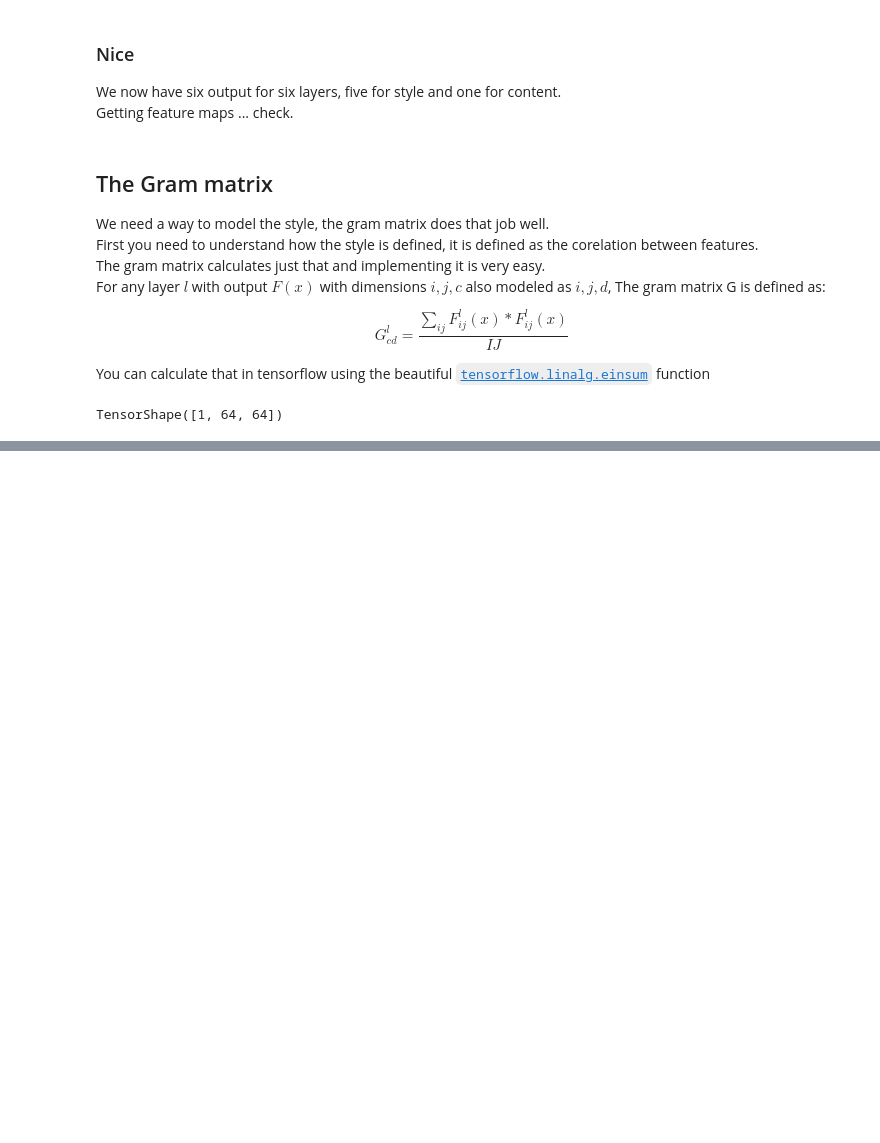
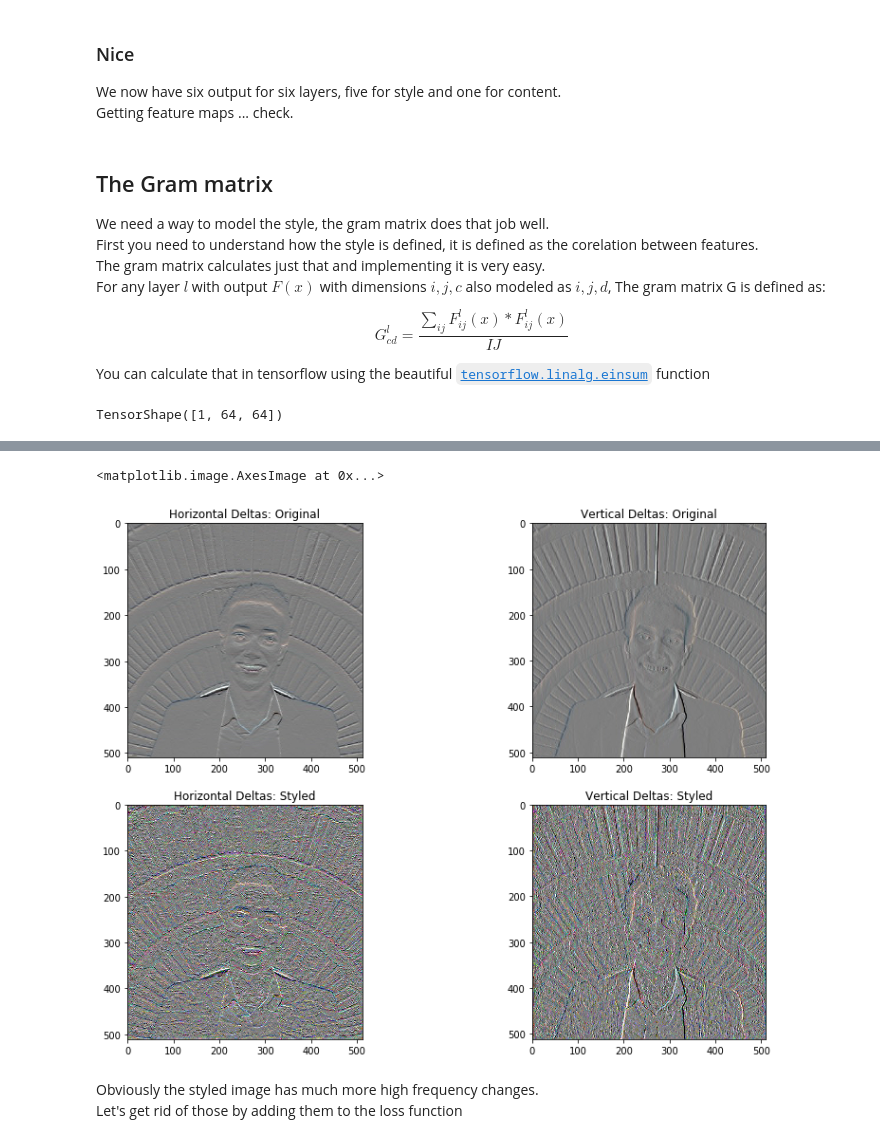
Before and after one commit to mahmoudyusof/neural-style-transfer, a Jupyter notebook: NST Documented.ipynb, the cells around one changed output, grey strips where cells are left out. Saved outputs shown, nothing was run; the diff lists cells and outputs as text; code cells hidden in the pictures; blank space fills up the shorter version.

```diff
--- a/NST Documented.ipynb
+++ b/NST Documented.ipynb
@@ -166,0 +283,34 @@ Let's dive into the next step
+# %%
+diff = 1
+def high_pass_x_y(image):
+    x_var = image[:,:,diff:,:] - image[:,:,:-diff,:] # fast variations on the x axis
+    y_var = image[:,diff:,:,:] - image[:,:-diff,:,:] # fast variations on the y axis
+
+    return x_var, y_var
+# %%
+x_deltas, y_deltas = high_pass_x_y(content_image)
+
+plt.figure(figsize=(14,10))
+plt.subplot(2,2,1)
+plt.title("Horizontal Deltas: Original")
+plt.imshow(clip_0_1(2*y_deltas[0]+0.5))
+
+plt.subplot(2,2,2)
+plt.title("Vertical Deltas: Original")
+plt.imshow(clip_0_1(2*x_deltas[0]+0.5))
+
+x_deltas, y_deltas = high_pass_x_y(image)
+
+plt.subplot(2,2,3)
+plt.title("Horizontal Deltas: Styled")
+plt.imshow(clip_0_1(2*y_deltas[0]+0.5))
+
+plt.subplot(2,2,4)
+plt.title("Vertical Deltas: Styled")
+plt.imshow(clip_0_1(2*x_deltas[0]+0.5))
+# %% [output]
+<matplotlib.image.AxesImage at 0x...>
+[figure, added]
+# %% [markdown]
+Obviously the styled image has much more high frequency changes.
+Let's get rid of those by adding them to the loss function
```
Also changed, not shown: parts of 20 cells of this notebook, 6 other files.
